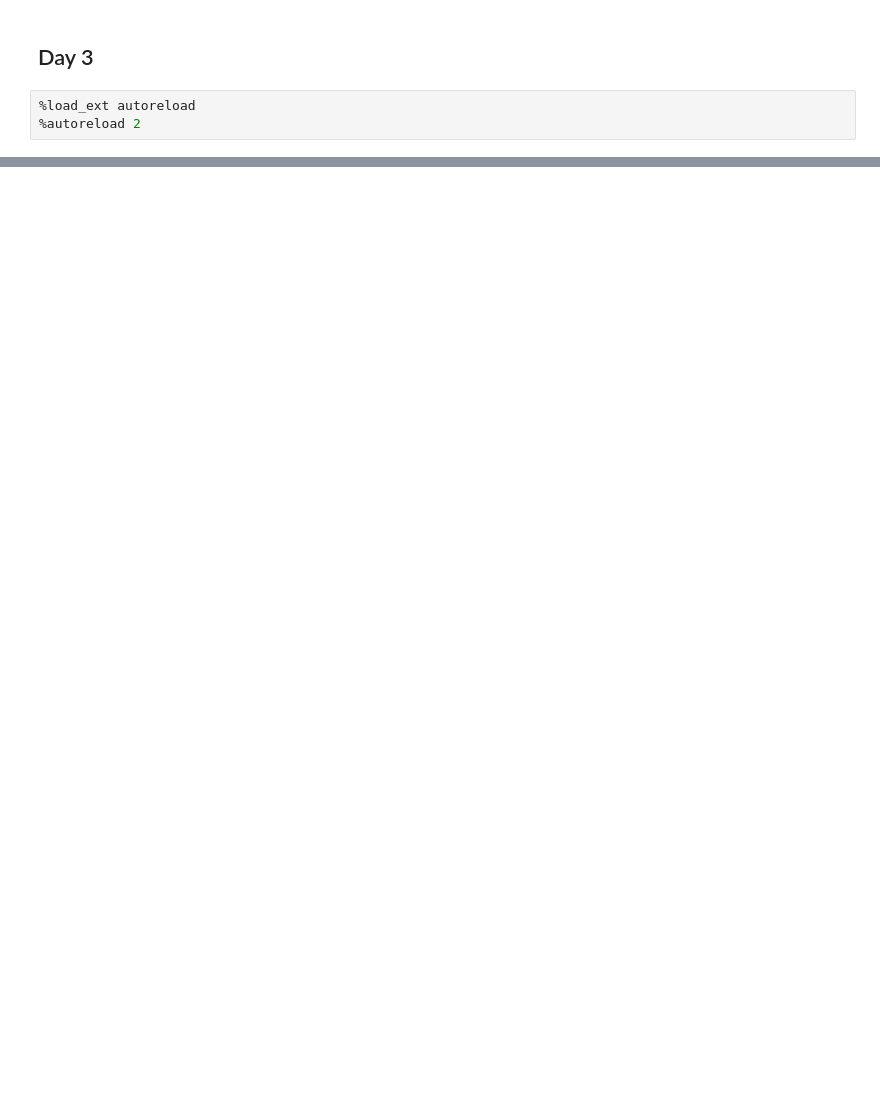
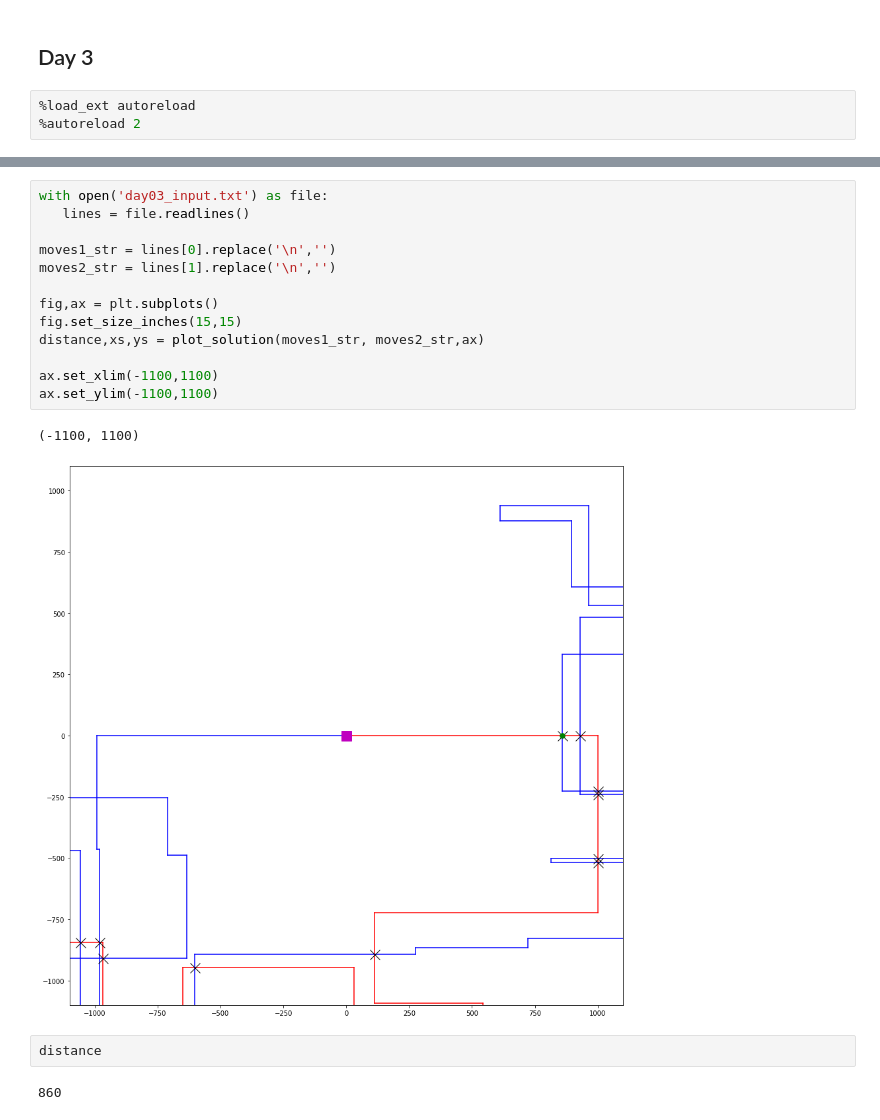
Before and after one commit to martinlarsalbert/adventofcode_2019, a Jupyter notebook: day03.1.ipynb, the cells around one changed output, grey strips where cells are left out. Drawn from its saved outputs; the diff is of its cells as text; blank space fills up the shorter version.

```diff
--- a/day03.1.ipynb
+++ b/day03.1.ipynb
@@ -25,0 +66,20 @@ for line in lines2:
+# %%
+with open('day03_input.txt') as file:
+   lines = file.readlines()
+
+moves1_str = lines[0].replace('\n','')
+moves2_str = lines[1].replace('\n','')
+
+fig,ax = plt.subplots()
+fig.set_size_inches(15,15)
+distance,xs,ys = plot_solution(moves1_str, moves2_str,ax)
+
+ax.set_xlim(-1100,1100)
+ax.set_ylim(-1100,1100)
+# %% [output]
+(-1100, 1100)
+[figure, added]
+# %%
+distance
+# %% [output]
+860
```
Also changed, not shown: parts of 10 cells of this notebook, 1 other file.
